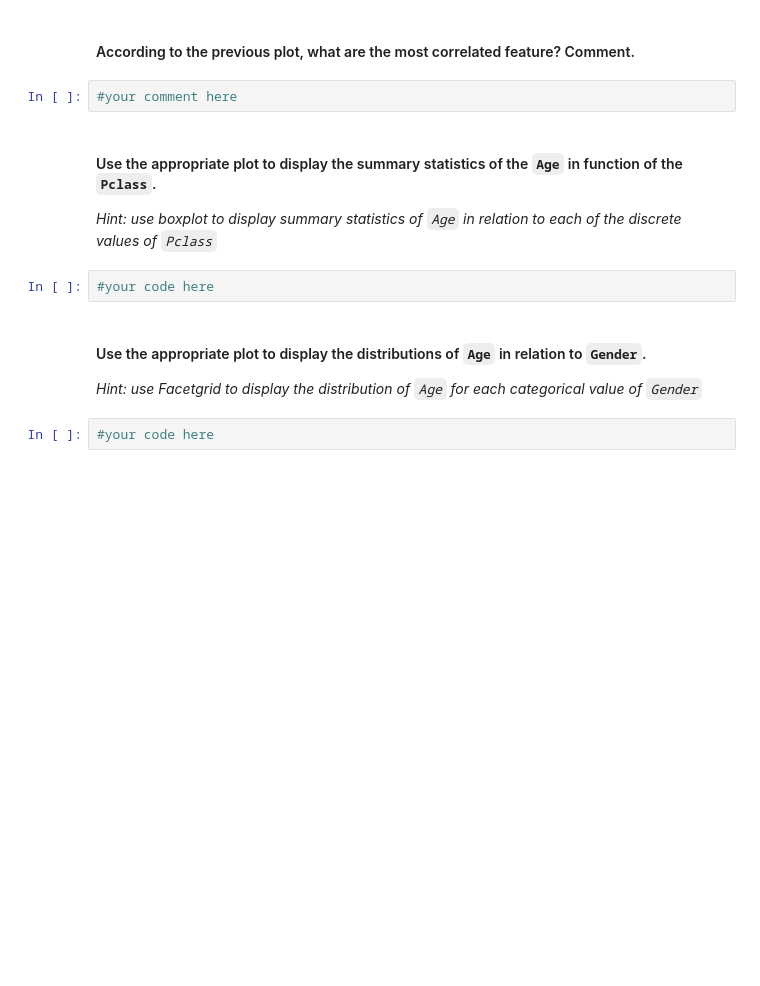
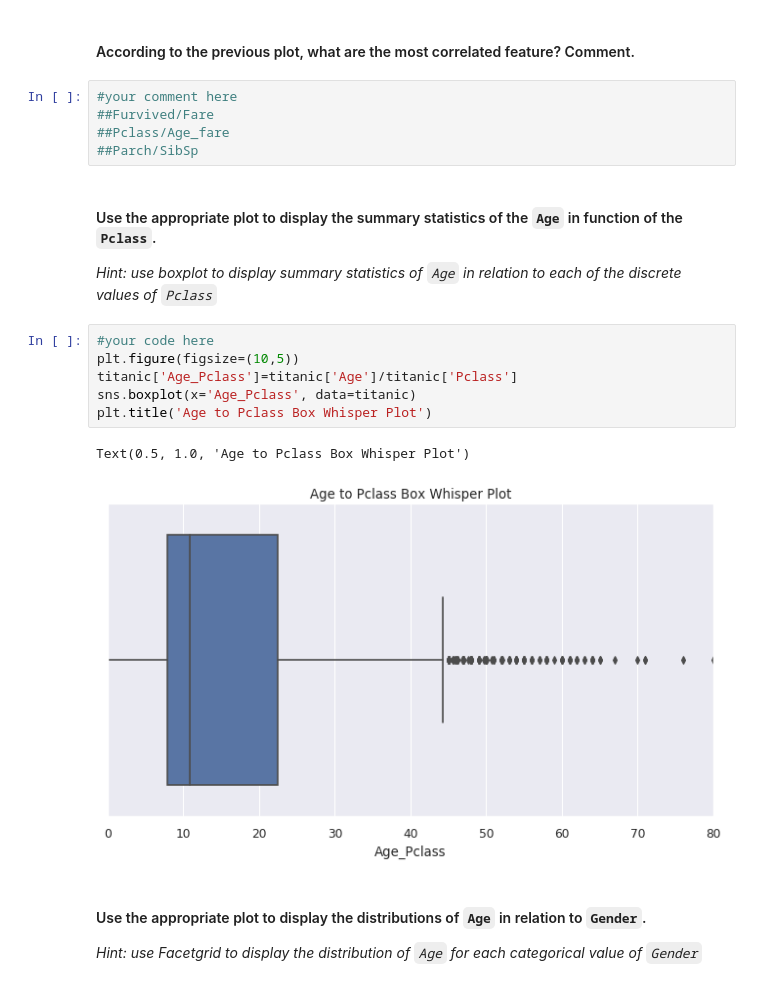
Before and after one commit to silviaherf/datamad0820, a Jupyter notebook: module-2/lab-matplotlib-seaborn/your-code/challenge-3.ipynb, the cells around one changed output. Drawn from its saved outputs; the diff is of its cells as text; blank space fills up the shorter version.

```diff
--- a/module-2/lab-matplotlib-seaborn/your-code/challenge-3.ipynb
+++ b/module-2/lab-matplotlib-seaborn/your-code/challenge-3.ipynb
@@ -218,15 +222,23 @@ sns.scatterplot(x='Age',y="Age_Fare",data=titanic)
 #### According to the previous plot, what are the most correlated feature? Comment.
 # %%
 #your comment here
+##Furvived/Fare
+##Pclass/Age_fare
+##Parch/SibSp
 # %% [markdown]
 #### Use the appropriate plot to display the summary statistics of the `Age` in function of the `Pclass`.
 
 *Hint: use boxplot to display summary statistics of `Age` in relation to each of the discrete values of `Pclass`*
-# %%
-#your code here
+# %%
+#your code here
+plt.figure(figsize=(10,5))
+titanic['Age_Pclass']=titanic['Age']/titanic['Pclass']
+sns.boxplot(x='Age_Pclass', data=titanic)
+plt.title('Age to Pclass Box Whisper Plot')
+# %% [output]
+Text(0.5, 1.0, 'Age to Pclass Box Whisper Plot')
+[figure, added]
 # %% [markdown]
 #### Use the appropriate plot to display the distributions of  `Age` in relation to  `Gender`.
 
 *Hint: use Facetgrid to display the distribution of `Age` for each categorical value of `Gender`*
-# %%
-#your code here
```
Also changed, not shown: parts of 2 cells of this notebook.
